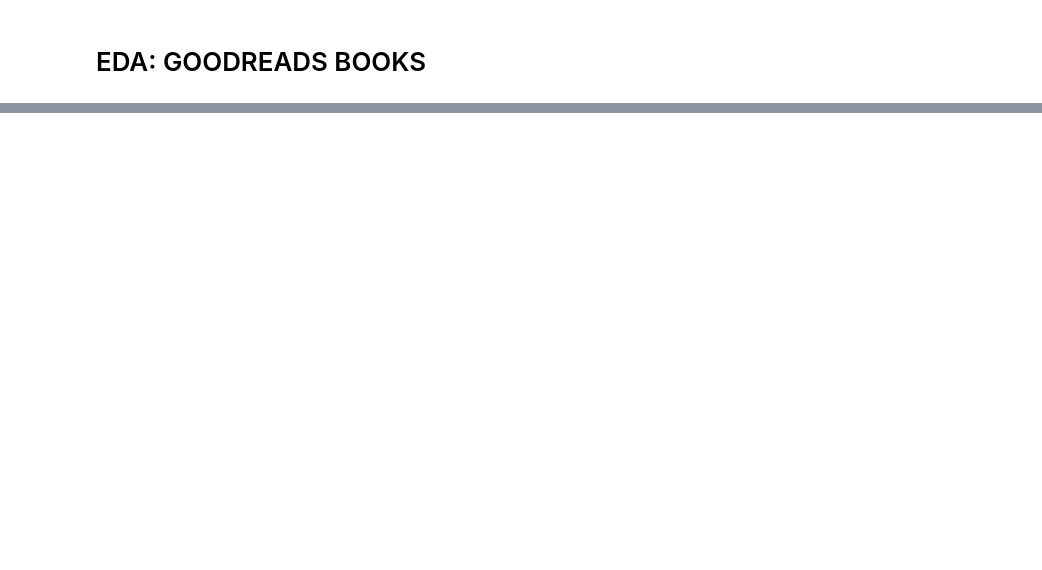
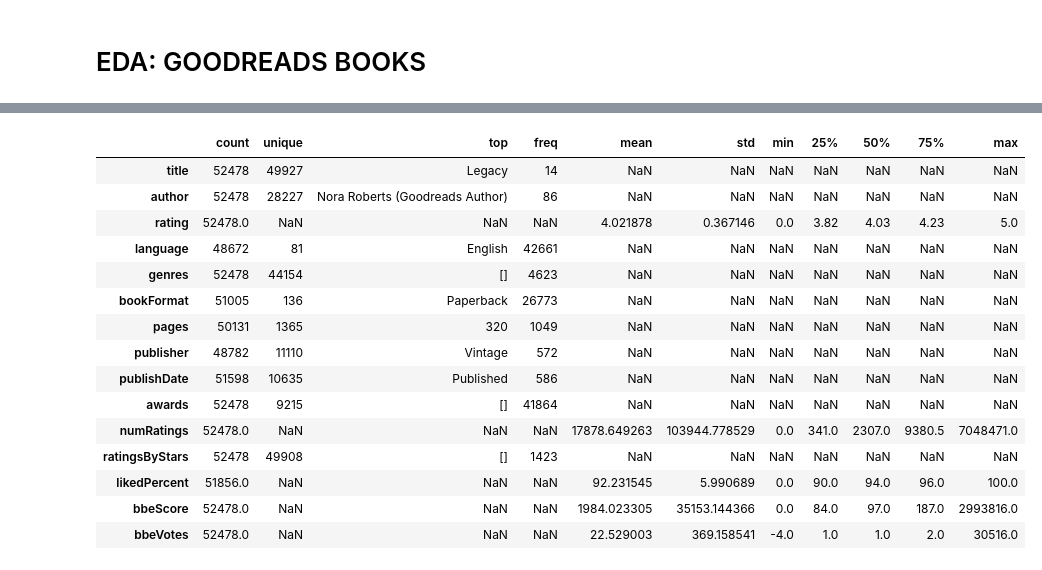
Before and after one commit to fgoiri/2026-02-BILBAO-FT-Data-Science, a Jupyter notebook: 2-Data_Analysis/EDA/EDA Goodreads/EDA_Books.ipynb, the cells around one changed output, grey strips where cells are left out. Drawn from its saved outputs; the diff is of its cells as text; code cells hidden in the pictures; blank space fills up the shorter version.

```diff
--- a/2-Data_Analysis/EDA/EDA Goodreads/EDA_Books.ipynb
+++ b/2-Data_Analysis/EDA/EDA Goodreads/EDA_Books.ipynb
@@ -74,0 +254,20 @@ dtype: int64
+# %%
+# Análisis estadístico de todas las variables:
+df.describe(include='all').T
+# %% [output]
+|  | count | unique | top | freq | mean | std | min | 25% | 50% | 75% | max |
+| title | 52478 | 49927 | Legacy | 14 | NaN | NaN | NaN | NaN | NaN | NaN | NaN |
+| author | 52478 | 28227 | Nora Roberts (Goodreads Author) | 86 | NaN | NaN | NaN | NaN | NaN | NaN | NaN |
+| rating | 52478.0 | NaN | NaN | NaN | 4.021878 | 0.367146 | 0.0 | 3.82 | 4.03 | 4.23 | 5.0 |
+| language | 48672 | 81 | English | 42661 | NaN | NaN | NaN | NaN | NaN | NaN | NaN |
+| genres | 52478 | 44154 | [] | 4623 | NaN | NaN | NaN | NaN | NaN | NaN | NaN |
+| bookFormat | 51005 | 136 | Paperback | 26773 | NaN | NaN | NaN | NaN | NaN | NaN | NaN |
+| pages | 50131 | 1365 | 320 | 1049 | NaN | NaN | NaN | NaN | NaN | NaN | NaN |
+| publisher | 48782 | 11110 | Vintage | 572 | NaN | NaN | NaN | NaN | NaN | NaN | NaN |
+| publishDate | 51598 | 10635 | Published | 586 | NaN | NaN | NaN | NaN | NaN | NaN | NaN |
+| awards | 52478 | 9215 | [] | 41864 | NaN | NaN | NaN | NaN | NaN | NaN | NaN |
+| numRatings | 52478.0 | NaN | NaN | NaN | 17878.649263 | 103944.778529 | 0.0 | 341.0 | 2307.0 | 9380.5 | 7048471.0 |
+| ratingsByStars | 52478 | 49908 | [] | 1423 | NaN | NaN | NaN | NaN | NaN | NaN | NaN |
+| likedPercent | 51856.0 | NaN | NaN | NaN | 92.231545 | 5.990689 | 0.0 | 90.0 | 94.0 | 96.0 | 100.0 |
+| bbeScore | 52478.0 | NaN | NaN | NaN | 1984.023305 | 35153.144366 | 0.0 | 84.0 | 97.0 | 187.0 | 2993816.0 |
+| bbeVotes | 52478.0 | NaN | NaN | NaN | 22.529003 | 369.158541 | -4.0 | 1.0 | 1.0 | 2.0 | 30516.0 |
```
Also changed, not shown: parts of 19 cells of this notebook, 4 other files.
